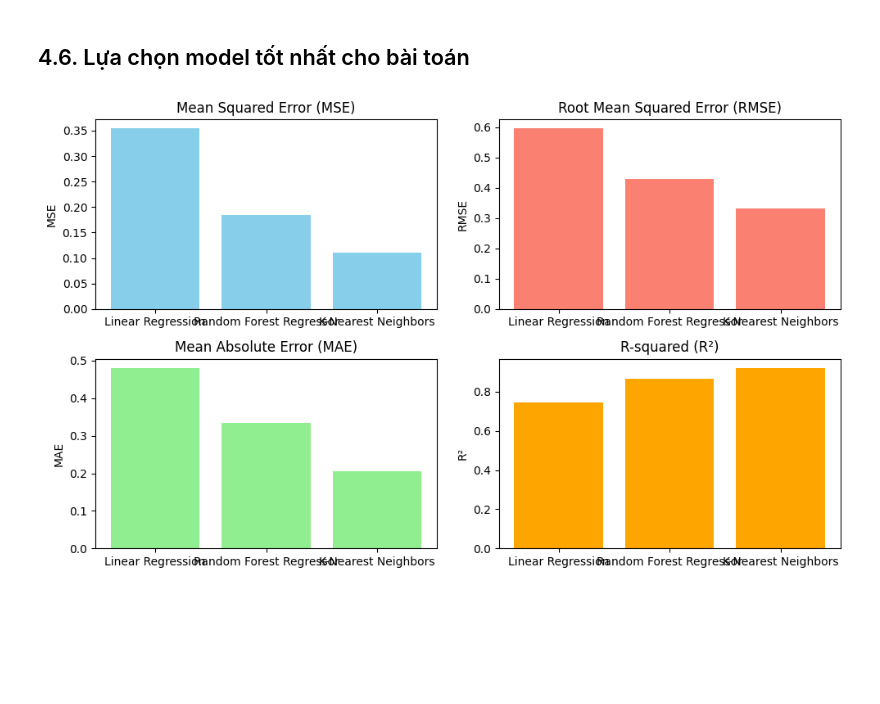
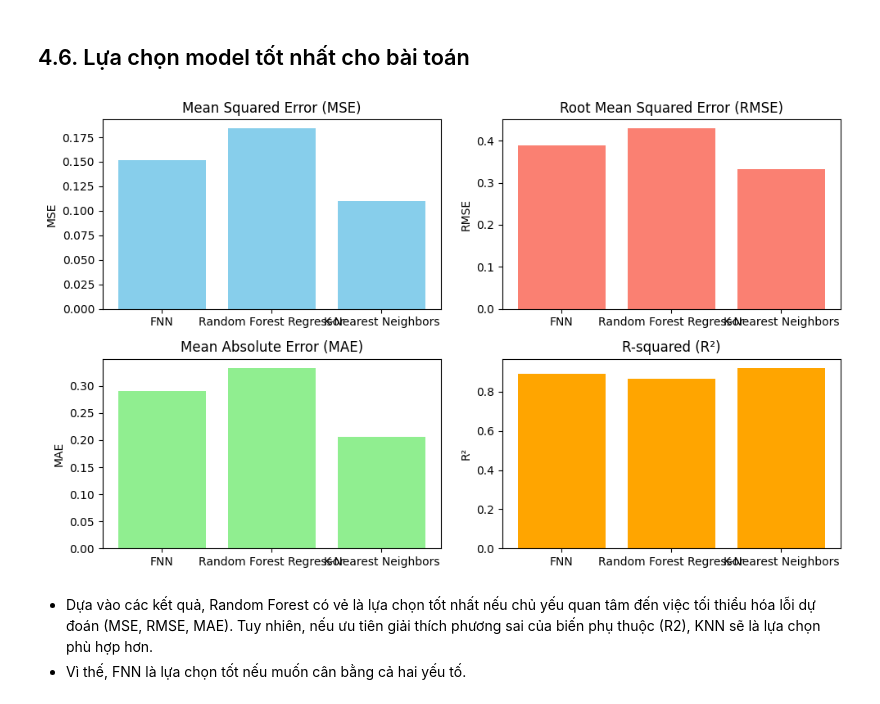
Before and after one commit to NgTrDung/DataMining_For_HappinessReport, a Jupyter notebook: Happiness_Report.ipynb, the cells around one changed output. Cells and saved outputs as stored; diff of their text form; code cells hidden in the pictures; blank space fills up the shorter version.

```diff
--- a/Happiness_Report.ipynb
+++ b/Happiness_Report.ipynb
@@ -756,0 +784,4 @@ y_pred = model_lr.predict(X_test)
+# %%
+scaler = StandardScaler()
+X_train_scaled = scaler.fit_transform(X_train)
+X_test_scaled = scaler.transform(X_test)
@@ -756,0 +802,6 @@ y_pred = model_lr.predict(X_test)
+# %%
+# Biên dịch mô hình với tối ưu hóa tùy chỉnh
+model.compile(optimizer=custom_optimizer, loss='mean_squared_error')
+
+# Huấn luyện mô hình
+history = model.fit(X_train_scaled, y_train, epochs=200, verbose=1, batch_size=32, validation_split=0.2)
@@ -757,12 +826,15 @@ y_pred = model_lr.predict(X_test)
 # %%
-# Tính toán các chỉ số đánh giá hiệu suất
-mse_lr = mean_squared_error(y_test, y_pred)
-rmse_lr = np.sqrt(mse_lr)
-mae_lr = mean_absolute_error(y_test, y_pred)
-r2_lr = r2_score(y_test, y_pred)
+# Dự đoán trên tập kiểm tra
+y_pred = model.predict(X_test_scaled)
 
-print("Mean Squared Error (MSE):", mse_lr)
-print("Root Mean Squared Error (RMSE):", rmse_lr)
-print("Mean Absolute Error (MAE):", mae_lr)
-print("R-squared (R²):", r2_lr)
+# Tính toán các độ đo đánh giá
+mse_fnn = mean_squared_error(y_test, y_pred)
+rmse_fnn = np.sqrt(mse_fnn)
+mae_fnn = mean_absolute_error(y_test, y_pred)
+r2_fnn = r2_score(y_test, y_pred)
+
+print('Mean Squared Error (MSE):', mse_fnn)
+print('Root Mean Squared Error (RMSE):', rmse_fnn)
+print('Mean Absolute Error (MAE):', mae_fnn)
+print('R-squared (R2):', r2_fnn)
 # %% [output]
@@ -922,36 +953,39 @@ R-squared (R²): 0.9208928644187315
 ## 4.6. Lựa chọn model tốt nhất cho bài toán
 # %%
 # Chỉ số đánh giá của ba mô hình
-models = ['Linear Regression', 'Random Forest Regressor', 'K-Nearest Neighbors']
-mse_scores = [mse_lr, mse_rfr, mse_knn]
-rmse_scores = [rmse_lr, rmse_rfr, rmse_knn]
-mae_scores = [mae_lr, mae_rfr, mae_knn]
-r2_scores = [r2_lr, r2_rfr, r2_knn]
+models = ['FNN', 'Random Forest Regressor', 'K-Nearest Neighbors']
+mse_scores = [mse_fnn, mse_rfr, mse_knn]
+rmse_scores = [rmse_fnn, rmse_rfr, rmse_knn]
+mae_scores = [mae_fnn, mae_rfr, mae_knn]
+r2_scores = [r2_fnn, r2_rfr, r2_knn]
 
 # Vẽ biểu đồ cột
 plt.figure(figsize=(10, 6))
 
 plt.subplot(2, 2, 1)
 plt.bar(models, mse_scores, color='skyblue')
 plt.title('Mean Squared Error (MSE)')
 plt.ylabel('MSE')
 
 plt.subplot(2, 2, 2)
 plt.bar(models, rmse_scores, color='salmon')
 plt.title('Root Mean Squared Error (RMSE)')
 plt.ylabel('RMSE')
 
 plt.subplot(2, 2, 3)
 plt.bar(models, mae_scores, color='lightgreen')
 plt.title('Mean Absolute Error (MAE)')
 plt.ylabel('MAE')
 
 plt.subplot(2, 2, 4)
 plt.bar(models, r2_scores, color='orange')
 plt.title('R-squared (R²)')
 plt.ylabel('R²')
 
 plt.tight_layout()
 plt.show()
 # %% [output]
-[figure, old version]
+[figure, new version]
+# %% [markdown]
+- Dựa vào các kết quả, Random Forest có vẻ là lựa chọn tốt nhất nếu chủ yếu quan tâm đến việc tối thiểu hóa lỗi dự đoán (MSE, RMSE, MAE). Tuy nhiên, nếu ưu tiên giải thích phương sai của biến phụ thuộc (R2), KNN sẽ là lựa chọn phù hợp hơn.
+- Vì thế, FNN là lựa chọn tốt nếu muốn cân bằng cả hai yếu tố.
```
Also changed, not shown: parts of 15 cells of this notebook, 1 other file.
